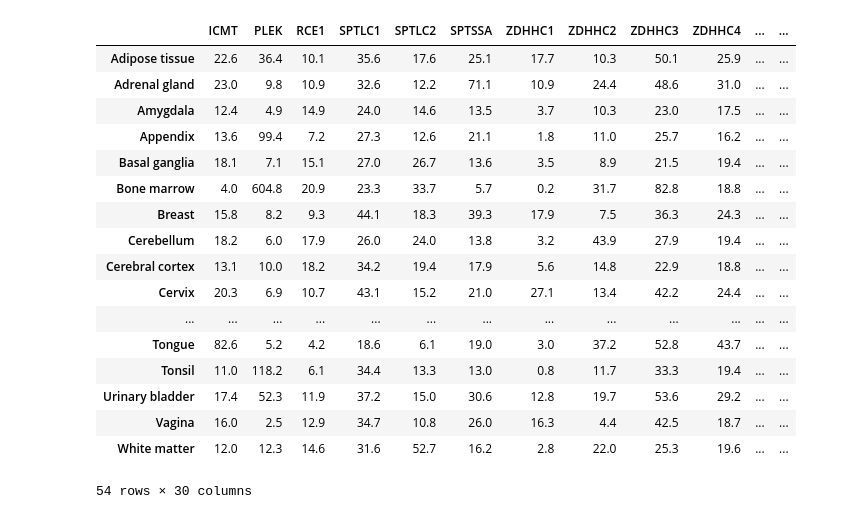
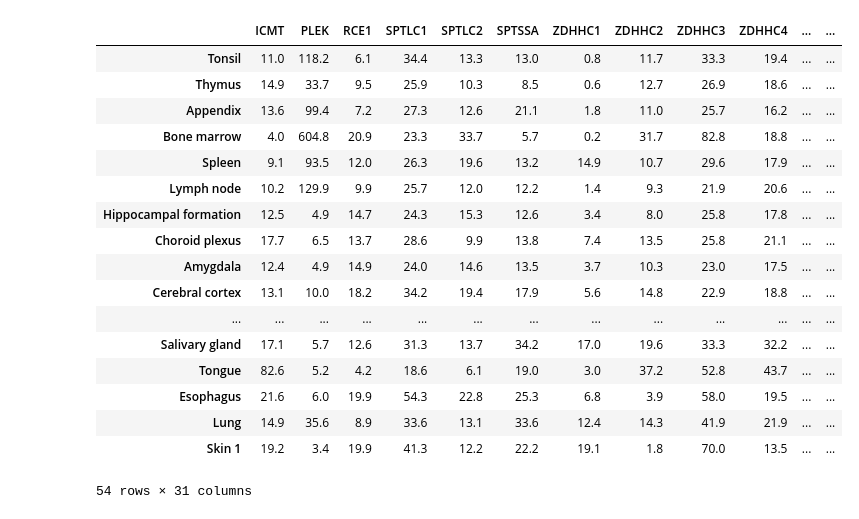
Before and after one commit to CCRI-Bioinformatics/Artem_GeneEx_Palmitoylation, a Jupyter notebook: gridPlot.ipynb, the cells around one changed output. Cells and saved outputs as stored; diff of their text form; code cells hidden in the pictures.

```diff
--- a/gridPlot.ipynb
+++ b/gridPlot.ipynb
@@ -3,6 +3,7 @@ import os
 import pandas as pd
 import xml.etree.ElementTree as ET
 from natsort import natsorted
+import matplotlib.pyplot as plt
 
 # Set the directory where the XML files are located
 directory = os.path.expanduser("~/bioinf_isilon/core_bioinformatics_unit/Internal/max_vdl/coreBioinf/kalinchenko/tissueGeneEx/data")
@@ -12,6 +13,7 @@ xml_files = [os.path.join(directory, file) for file in os.listdir(directory) if
 
 # Initialize an empty dictionary to hold the RNAexpression data
 rna_expression_data = {}
+tissue_organ = {}
 
 # Loop through each XML file
 for xml_file in xml_files:
@@ -27,48 +29,54 @@ for xml_file in xml_files:
 
     # Loop through each data child tag of the rnaExpression tag
     for data in rna_expression.iter("data"):
         # Get the name of the tissue type
         tissueName = data.find('tissue').text
+        # Get the organ name for organization
+        organName = data.find('tissue').get('organ')
         # Get the nTPM value from tissue type
         expRNA_value = data.find("./level[@type='normalizedRNAExpression']").get('expRNA')
         expRNA_value = float(expRNA_value)
         # Add the tag name and value to the dictionary
         if tissueName not in rna_expression_data:
             rna_expression_data[tissueName] = expRNA_value
+            tissue_organ[tissueName] = organName
         else: raise Exception('a tissue type was found twice')
 
     # Convert the dictionary to a Pandas dataframe
     protName = root.find('entry').find('name').text
     try:
         rna_expression_df[protName] = rna_expression_data
     except NameError:
         rna_expression_df = pd.DataFrame.from_dict(rna_expression_data, orient='index', columns=[protName])
-
+        rna_expression_df['organ'] = tissue_organ
     # Empty the dict before the new file
     rna_expression_data = {}
+
 
 # Sort the cols alphabetically
 order = natsorted(list(rna_expression_df.columns))
 rna_expression_df = rna_expression_df.reindex(order, axis=1)
+# sort the rows according to organtype
+rna_expression_df = rna_expression_df.sort_values('organ', axis=0)
 # Save the resulting dataframe
 rna_expression_df.to_csv(f'{directory}/tissueProtTable.csv')
 rna_expression_df
 # %% [output]
 |  | ICMT | PLEK | RCE1 | SPTLC1 | SPTLC2 | SPTSSA | ZDHHC1 | ZDHHC2 | ZDHHC3 | ZDHHC4 | ... | ... |
-| Adipose tissue | 22.6 | 36.4 | 10.1 | 35.6 | 17.6 | 25.1 | 17.7 | 10.3 | 50.1 | 25.9 | ... | ... |
-| Adrenal gland | 23.0 | 9.8 | 10.9 | 32.6 | 12.2 | 71.1 | 10.9 | 24.4 | 48.6 | 31.0 | ... | ... |
+| Tonsil | 11.0 | 118.2 | 6.1 | 34.4 | 13.3 | 13.0 | 0.8 | 11.7 | 33.3 | 19.4 | ... | ... |
+| Thymus | 14.9 | 33.7 | 9.5 | 25.9 | 10.3 | 8.5 | 0.6 | 12.7 | 26.9 | 18.6 | ... | ... |
+| Appendix | 13.6 | 99.4 | 7.2 | 27.3 | 12.6 | 21.1 | 1.8 | 11.0 | 25.7 | 16.2 | ... | ... |
+| Bone marrow | 4.0 | 604.8 | 20.9 | 23.3 | 33.7 | 5.7 | 0.2 | 31.7 | 82.8 | 18.8 | ... | ... |
+| Spleen | 9.1 | 93.5 | 12.0 | 26.3 | 19.6 | 13.2 | 14.9 | 10.7 | 29.6 | 17.9 | ... | ... |
+| Lymph node | 10.2 | 129.9 | 9.9 | 25.7 | 12.0 | 12.2 | 1.4 | 9.3 | 21.9 | 20.6 | ... | ... |
+| Hippocampal formation | 12.5 | 4.9 | 14.7 | 24.3 | 15.3 | 12.6 | 3.4 | 8.0 | 25.8 | 17.8 | ... | ... |
+| Choroid plexus | 17.7 | 6.5 | 13.7 | 28.6 | 9.9 | 13.8 | 7.4 | 13.5 | 25.8 | 21.1 | ... | ... |
 | Amygdala | 12.4 | 4.9 | 14.9 | 24.0 | 14.6 | 13.5 | 3.7 | 10.3 | 23.0 | 17.5 | ... | ... |
-| Appendix | 13.6 | 99.4 | 7.2 | 27.3 | 12.6 | 21.1 | 1.8 | 11.0 | 25.7 | 16.2 | ... | ... |
-| Basal ganglia | 18.1 | 7.1 | 15.1 | 27.0 | 26.7 | 13.6 | 3.5 | 8.9 | 21.5 | 19.4 | ... | ... |
-| Bone marrow | 4.0 | 604.8 | 20.9 | 23.3 | 33.7 | 5.7 | 0.2 | 31.7 | 82.8 | 18.8 | ... | ... |
-| Breast | 15.8 | 8.2 | 9.3 | 44.1 | 18.3 | 39.3 | 17.9 | 7.5 | 36.3 | 24.3 | ... | ... |
-| Cerebellum | 18.2 | 6.0 | 17.9 | 26.0 | 24.0 | 13.8 | 3.2 | 43.9 | 27.9 | 19.4 | ... | ... |
 | Cerebral cortex | 13.1 | 10.0 | 18.2 | 34.2 | 19.4 | 17.9 | 5.6 | 14.8 | 22.9 | 18.8 | ... | ... |
-| Cervix | 20.3 | 6.9 | 10.7 | 43.1 | 15.2 | 21.0 | 27.1 | 13.4 | 42.2 | 24.4 | ... | ... |
 | ... | ... | ... | ... | ... | ... | ... | ... | ... | ... | ... | ... | ... |
+| Salivary gland | 17.1 | 5.7 | 12.6 | 31.3 | 13.7 | 34.2 | 17.0 | 19.6 | 33.3 | 32.2 | ... | ... |
 | Tongue | 82.6 | 5.2 | 4.2 | 18.6 | 6.1 | 19.0 | 3.0 | 37.2 | 52.8 | 43.7 | ... | ... |
-| Tonsil | 11.0 | 118.2 | 6.1 | 34.4 | 13.3 | 13.0 | 0.8 | 11.7 | 33.3 | 19.4 | ... | ... |
-| Urinary bladder | 17.4 | 52.3 | 11.9 | 37.2 | 15.0 | 30.6 | 12.8 | 19.7 | 53.6 | 29.2 | ... | ... |
-| Vagina | 16.0 | 2.5 | 12.9 | 34.7 | 10.8 | 26.0 | 16.3 | 4.4 | 42.5 | 18.7 | ... | ... |
-| White matter | 12.0 | 12.3 | 14.6 | 31.6 | 52.7 | 16.2 | 2.8 | 22.0 | 25.3 | 19.6 | ... | ... |
+| Esophagus | 21.6 | 6.0 | 19.9 | 54.3 | 22.8 | 25.3 | 6.8 | 3.9 | 58.0 | 19.5 | ... | ... |
+| Lung | 14.9 | 35.6 | 8.9 | 33.6 | 13.1 | 33.6 | 12.4 | 14.3 | 41.9 | 21.9 | ... | ... |
+| Skin 1 | 19.2 | 3.4 | 19.9 | 41.3 | 12.2 | 22.2 | 19.1 | 1.8 | 70.0 | 13.5 | ... | ... |
-54 rows × 30 columns
+54 rows × 31 columns
```
Also changed, not shown: parts of 6 cells of this notebook.
